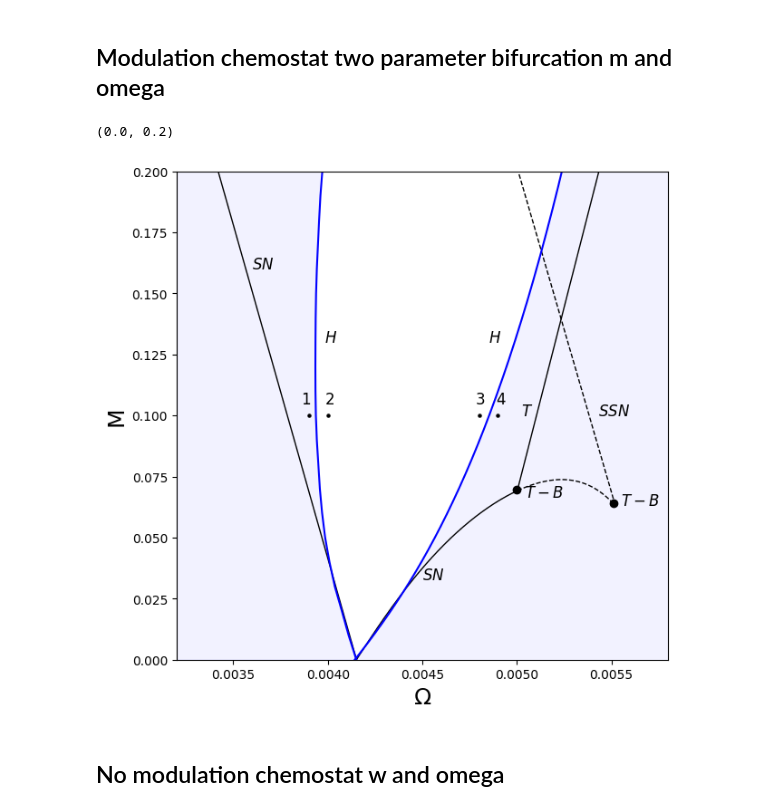
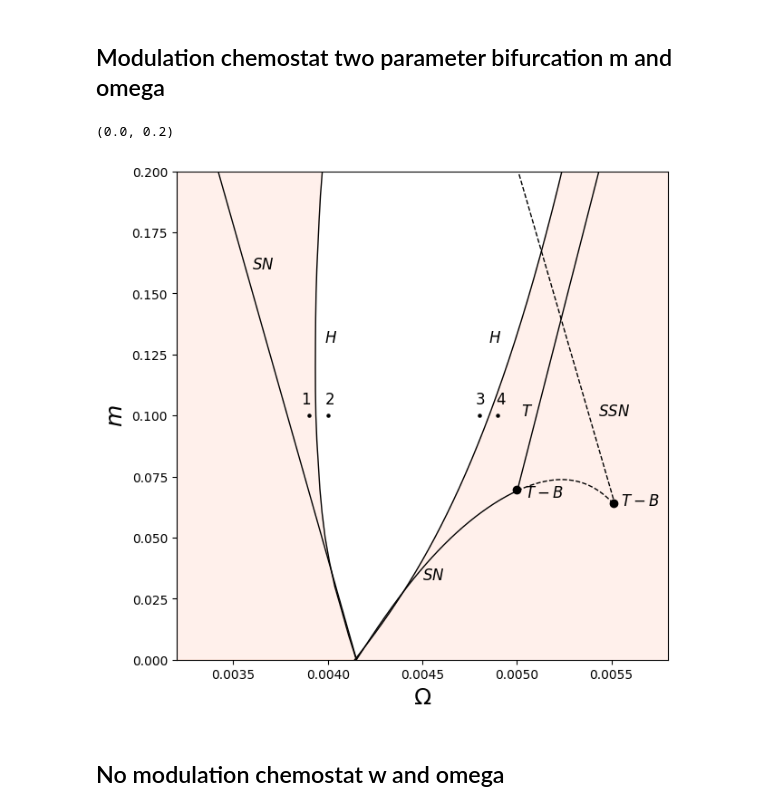
Before and after one commit to FredRobs/Bacteria-and-Viruses, a Jupyter notebook: XPPAUT_Data/fileReader.ipynb, the cells around one changed output. Saved outputs shown, nothing was run; the diff lists cells and outputs as text; code cells hidden in the pictures.

```diff
--- a/XPPAUT_Data/fileReader.ipynb
+++ b/XPPAUT_Data/fileReader.ipynb
@@ -49,45 +49,45 @@ p3 = np.poly1d(coeffBranch3)
 #plt.scatter(df6['omega'], df6['m'], color='blue', s=13.0,alpha=0.5)
 #plt.scatter(df6['omega'], df6['m'], color='blue', s=13.0,alpha=0.5)
 
-plt.fill_betweenx(df5['m'], 0.0, df5['omega'], color='blue', alpha=0.05)
-plt.fill_betweenx(p3(homoclinicBranch1), 0.01, homoclinicBranch1, color='blue', alpha=0.05)
-plt.plot(df5['omega'], df5['m'], color='blue')
-plt.plot(homoclinicBranch1, p3(homoclinicBranch1),color='blue')
+plt.fill_betweenx(df5['m'], 0.0, df5['omega'], color='lightsalmon', alpha=0.15)
+plt.fill_betweenx(p3(homoclinicBranch1), 0.01, homoclinicBranch1, color='lightsalmon', alpha=0.15)
+plt.plot(df5['omega'], df5['m'], color='black',linewidth=1)
+plt.plot(homoclinicBranch1, p3(homoclinicBranch1),color='black',linewidth=1)
 plt.xlabel("$\Omega$", fontsize=18)
 plt.ylabel("M", fontsize=18)
 plt.xlim(0.003,0.0055)
 plt.ylim(0,0.2)
 
 plt.text(0.0036, 0.16, '$SN$', fontsize=12, fontstyle='italic')
 plt.text(0.0045, 0.033, '$SN$', fontsize=12, fontstyle='italic')
 plt.text(0.00502, 0.1, '$T$', fontsize=12, fontstyle='italic')
 plt.text(0.00398, 0.13, '$H$', fontsize=12, fontstyle='italic')
 plt.text(0.00485, 0.13, '$H$', fontsize=12, fontstyle='italic')
 plt.text(0.00543, 0.1, '$SSN$', fontsize=12, fontstyle='italic')
 plt.scatter(0.005, 0.0695,marker='o',color='black')
 plt.text(0.00504, 0.0665, '$T-B$', fontsize=12, fontstyle='italic')
 plt.scatter(0.00551, 0.0642,marker='o',color='black')
 
 plt.scatter(0.0039, 0.1,marker='o',color='black', s=5)
 plt.text(0.00386, 0.105, '$1$', fontsize=12, fontstyle='italic')
 
 plt.scatter(0.0040, 0.1,marker='o',color='black', s=5)
 plt.text(0.00398, 0.105, '$2$', fontsize=12, fontstyle='italic')
 
 plt.scatter(0.0048, 0.1,marker='o',color='black', s=5)
 plt.text(0.00478, 0.105, '$3$', fontsize=12, fontstyle='italic')
 
 plt.scatter(0.0049, 0.1,marker='o',color='black', s=5)
 plt.text(0.00489, 0.105, '$4$', fontsize=12, fontstyle='italic')
 
 plt.text(0.00555, 0.0632, '$T-B$', fontsize=12, fontstyle='italic')
 plt.xlabel("$\Omega$", fontsize=18)
-plt.ylabel("M", fontsize=18)
+plt.ylabel("$m$", fontsize=18)
 plt.xlim(0.0032,0.0058)
 plt.ylim(0,0.2)
 # %% [output]
 (0.0, 0.2)
-[figure, old version]
+[figure, new version]
 # %% [markdown]
 ## No modulation chemostat w and omega
 # %%
```
Also changed, not shown: parts of 2 cells of this notebook, 1 other file.
